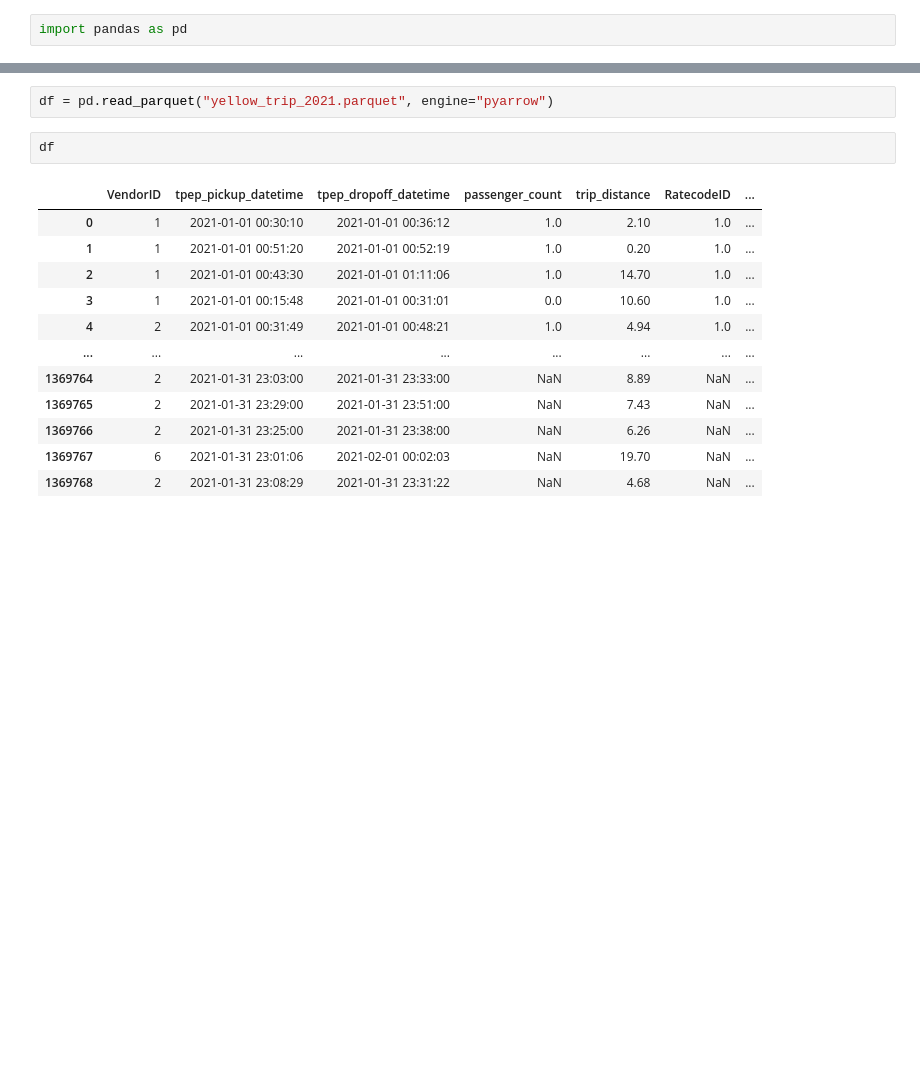
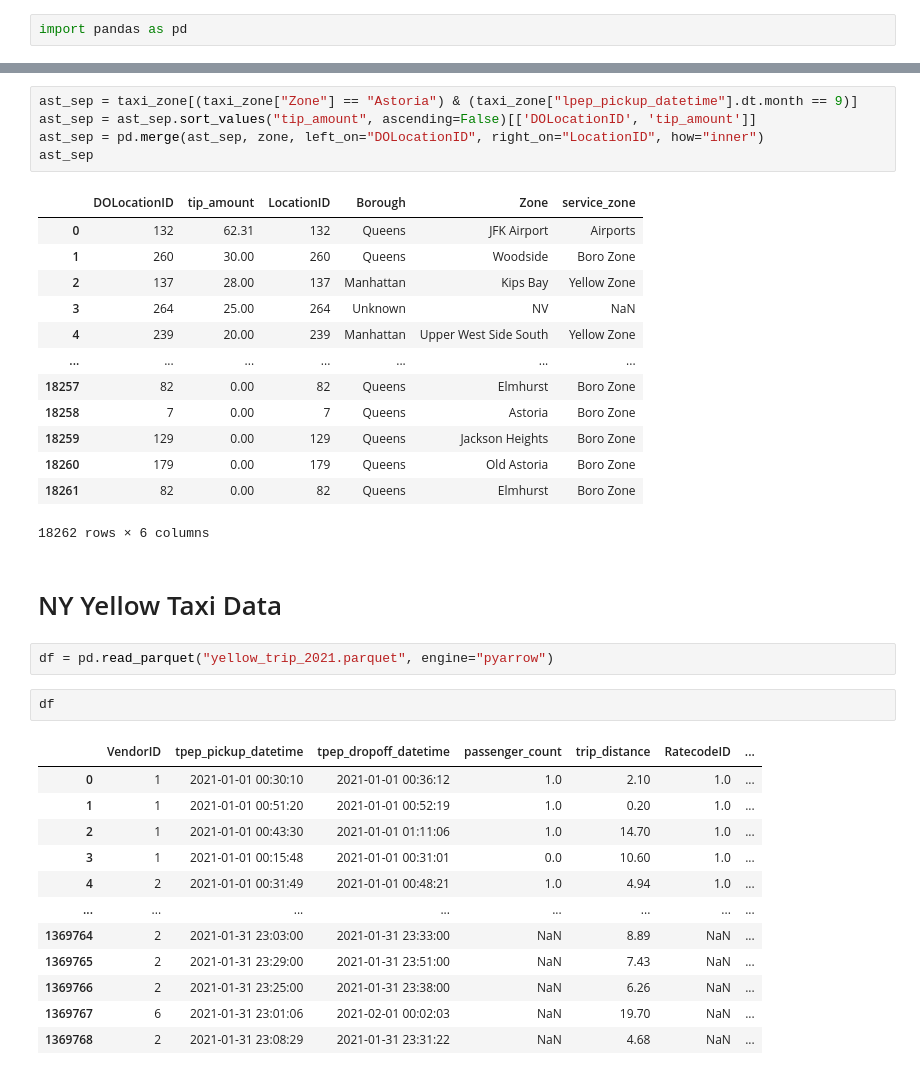
Before and after one commit to PhongHuynh0394/de-zoomcamp-learning, a Jupyter notebook: week_1/notebook/data_ingestion.ipynb, the cells around one changed output, grey strips where cells are left out. Saved outputs shown, nothing was run; the diff lists cells and outputs as text; blank space fills up the shorter version.

```diff
--- a/week_1/notebook/data_ingestion.ipynb
+++ b/week_1/notebook/data_ingestion.ipynb
@@ -5,3 +121,24 @@ import pandas as pd
+# %%
+ast_sep = taxi_zone[(taxi_zone["Zone"] == "Astoria") & (taxi_zone["lpep_pickup_datetime"].dt.month == 9)]
+ast_sep = ast_sep.sort_values("tip_amount", ascending=False)[['DOLocationID', 'tip_amount']]
+ast_sep = pd.merge(ast_sep, zone, left_on="DOLocationID", right_on="LocationID", how="inner")
+ast_sep
+# %% [output]
+|  | DOLocationID | tip_amount | LocationID | Borough | Zone | service_zone |
+| 0 | 132 | 62.31 | 132 | Queens | JFK Airport | Airports |
+| 1 | 260 | 30.00 | 260 | Queens | Woodside | Boro Zone |
+| 2 | 137 | 28.00 | 137 | Manhattan | Kips Bay | Yellow Zone |
+| 3 | 264 | 25.00 | 264 | Unknown | NV | NaN |
+| 4 | 239 | 20.00 | 239 | Manhattan | Upper West Side South | Yellow Zone |
+| ... | ... | ... | ... | ... | ... | ... |
+| 18257 | 82 | 0.00 | 82 | Queens | Elmhurst | Boro Zone |
+| 18258 | 7 | 0.00 | 7 | Queens | Astoria | Boro Zone |
+| 18259 | 129 | 0.00 | 129 | Queens | Jackson Heights | Boro Zone |
+| 18260 | 179 | 0.00 | 179 | Queens | Old Astoria | Boro Zone |
+| 18261 | 82 | 0.00 | 82 | Queens | Elmhurst | Boro Zone |
+18262 rows × 6 columns
+# %% [markdown]
+# NY Yellow Taxi Data
 # %%
 df = pd.read_parquet("yellow_trip_2021.parquet", engine="pyarrow")
 # %%
```
Also changed, not shown: parts of 16 cells of this notebook, 6 other files.
